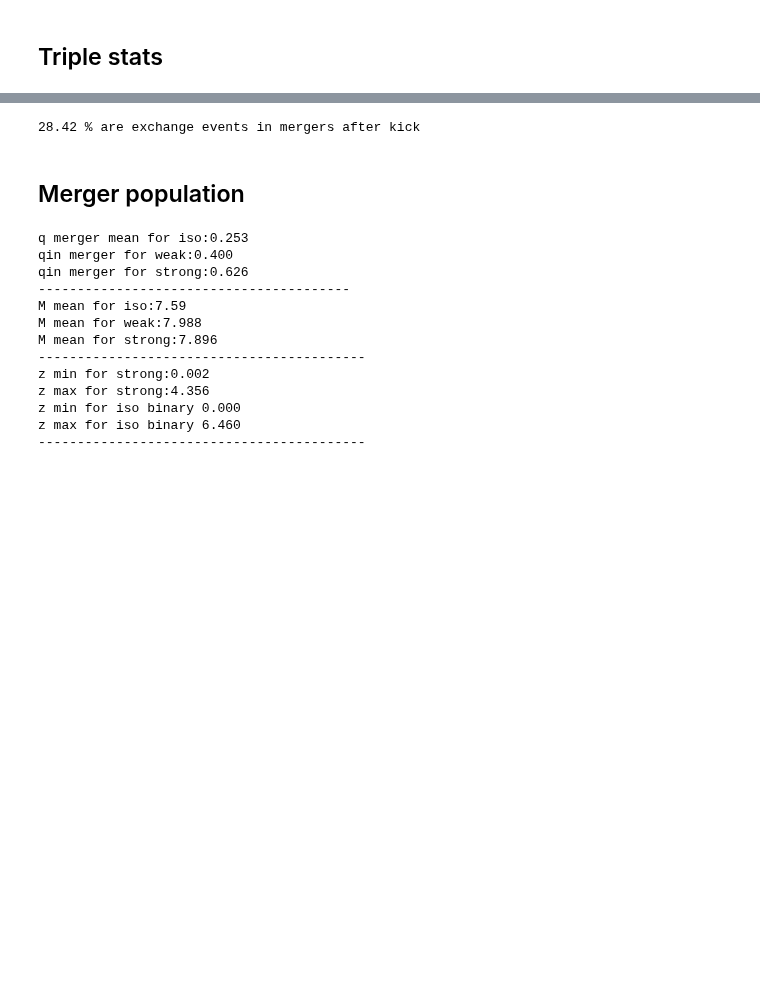
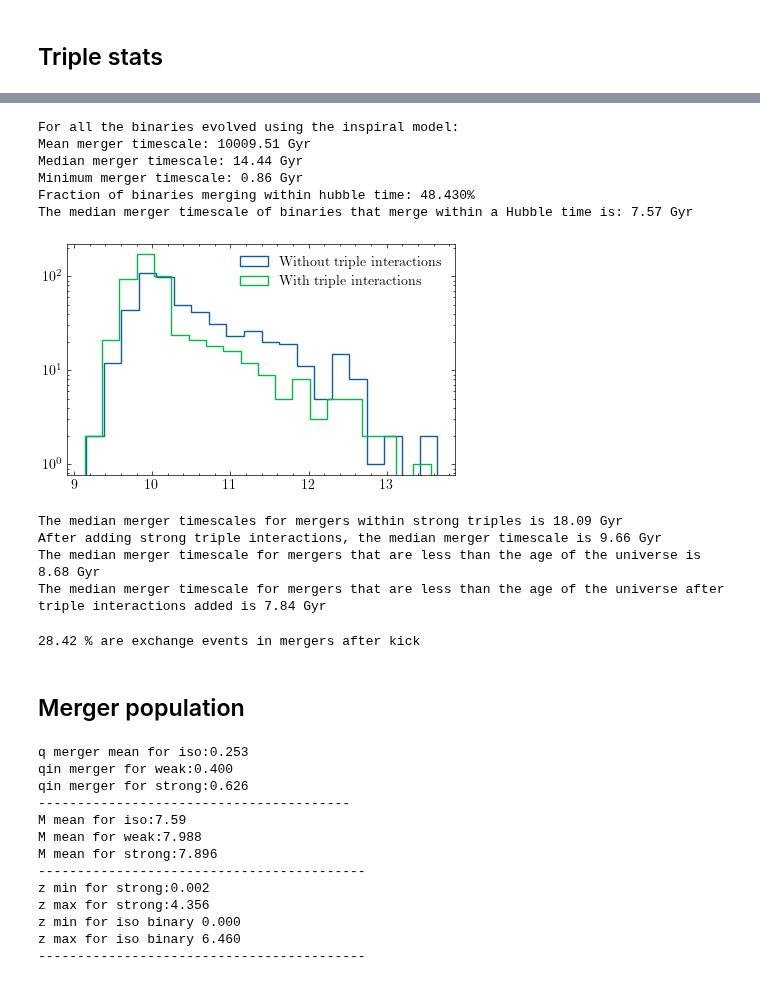
Before and after one commit to pranav-satheesh/Triple-MBH-Illustris, a Jupyter notebook: notebooks/merger_properties.ipynb, the cells around one changed output, grey strips where cells are left out. Drawn from its saved outputs; the diff is of its cells as text; code cells hidden in the pictures; blank space fills up the shorter version.

```diff
--- a/notebooks/merger_properties.ipynb
+++ b/notebooks/merger_properties.ipynb
@@ -55,3 +107,50 @@ With triple interactions added 359.4(69.1)% strong triple system has mergers whi
+# %%
+print("For all the binaries evolved using the inspiral model:")
+print(f"Mean merger timescale: {np.mean(all_merger_timescales)/1e9:.2f} Gyr")
+print(f"Median merger timescale: {np.median(all_merger_timescales)/1e9:.2f} Gyr")
+print(f"Minimum merger timescale: {np.min(all_merger_timescales)/1e9:.2f} Gyr")
+print(f"Fraction of binaries merging within hubble time: {np.sum(all_merger_timescales < age_of_the_universe) / len(all_merger_timescales)*100:.3f}%")
+
+print(f"The median merger timescale of binaries that merge within a Hubble time is: {np.median(all_merger_timescales[all_merger_timescales < age_of_the_universe])/1e9:.2f} Gyr")
+# %% [output]
+For all the binaries evolved using the inspiral model:
+Mean merger timescale: 10009.51 Gyr
+Median merger timescale: 14.44 Gyr
+Minimum merger timescale: 0.86 Gyr
+Fraction of binaries merging within hubble time: 48.430%
+The median merger timescale of binaries that merge within a Hubble time is: 7.57 Gyr
+# %%
+plt.figure(figsize=(5,3))
+plt.hist(np.log10(strong_tr[0].t_bin_merger),histtype='step',bins=20,label='Without triple interactions')
+plt.hist(np.log10(strong_tr[0].triple_mergers_times),histtype='step',bins=20,label='With triple interactions')
+plt.legend()
+plt.yscale('log',base=10)
+# %% [output]
+[figure, added]
+# %%
+print("The median merger timescales for mergers within strong triples is {:.2f} Gyr".format(np.median(strong_tr[0].t_bin_merger)/1e9))
+
+median_merger_time_after_triple_interactions = []
+for i in range(nruns):
+    median_merger_time_after_triple_interactions.append(np.median(strong_tr[1].triple_mergers_times)/1e9)
+
+print("After adding strong triple interactions, the median merger timescale is {:.2f} Gyr".format(
+np.mean(median_merger_time_after_triple_interactions)))
+
+print("The median merger timescale for mergers that are less than the age of the universe is {:.2f} Gyr".format(
+    np.median(strong_tr[0].t_bin_merger[strong_tr[0].t_bin_merger<=age_of_the_universe])/1e9))
+
+print("The median merger timescale for mergers that are less than the age of the universe after triple interactions added is {:.2f} Gyr".format(
+    np.mean([
+        np.median(tr.triple_mergers_times[tr.triple_mergers_times <= age_of_the_universe]) / 1e9
+        for tr in strong_tr
+    ])
+))
+# %% [output]
+The median merger timescales for mergers within strong triples is 18.09 Gyr
+After adding strong triple interactions, the median merger timescale is 9.66 Gyr
+The median merger timescale for mergers that are less than the age of the universe is 8.68 Gyr
+The median merger timescale for mergers that are less than the age of the universe after triple interactions added is 7.84 Gyr
 # %%
 util.find_exchange_events_in_strong_triple(nruns,strong_tr,weak_tr,iso_bin)
 # %% [output]
```
Also changed, not shown: parts of 5 cells of this notebook.
